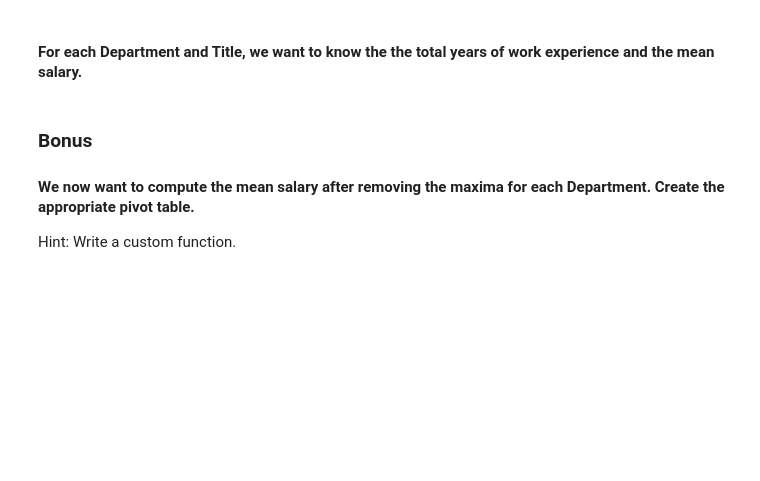
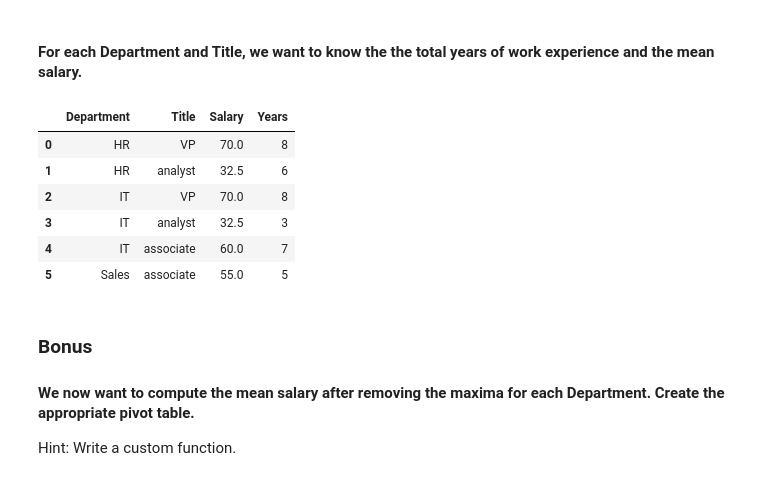
Before and after one commit to HSHRU/lab-pivot-table-and-correlation, a Jupyter notebook: your_code/main.ipynb, the cells around one changed output. Saved outputs shown, nothing was run; the diff lists cells and outputs as text; code cells hidden in the pictures; blank space fills up the shorter version.

```diff
--- a/your_code/main.ipynb
+++ b/your_code/main.ipynb
@@ -87,3 +160,16 @@ Hint : There are 2 ways to do it - one way is with groupby and the other way is
+# %%
+# your answer here
+employee.pivot_table(values= [ 'Salary', 'Years' ],
+                     index=['Department', 'Title'],
+                     aggfunc ={'Salary':'mean', 'Years':'sum'}).reset_index()
+# %% [output]
+|  | Department | Title | Salary | Years |
+| 0 | HR | VP | 70.0 | 8 |
+| 1 | HR | analyst | 32.5 | 6 |
+| 2 | IT | VP | 70.0 | 8 |
+| 3 | IT | analyst | 32.5 | 3 |
+| 4 | IT | associate | 60.0 | 7 |
+| 5 | Sales | associate | 55.0 | 5 |
 # %% [markdown]
 ### Bonus
 
```
Also changed, not shown: parts of 19 cells of this notebook.
